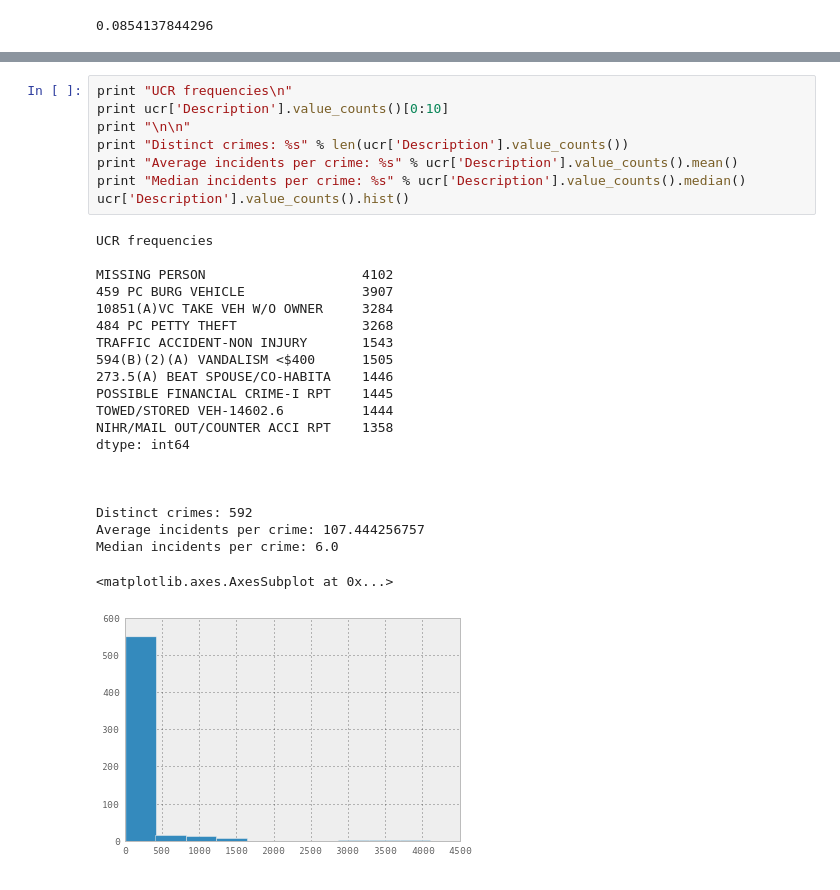
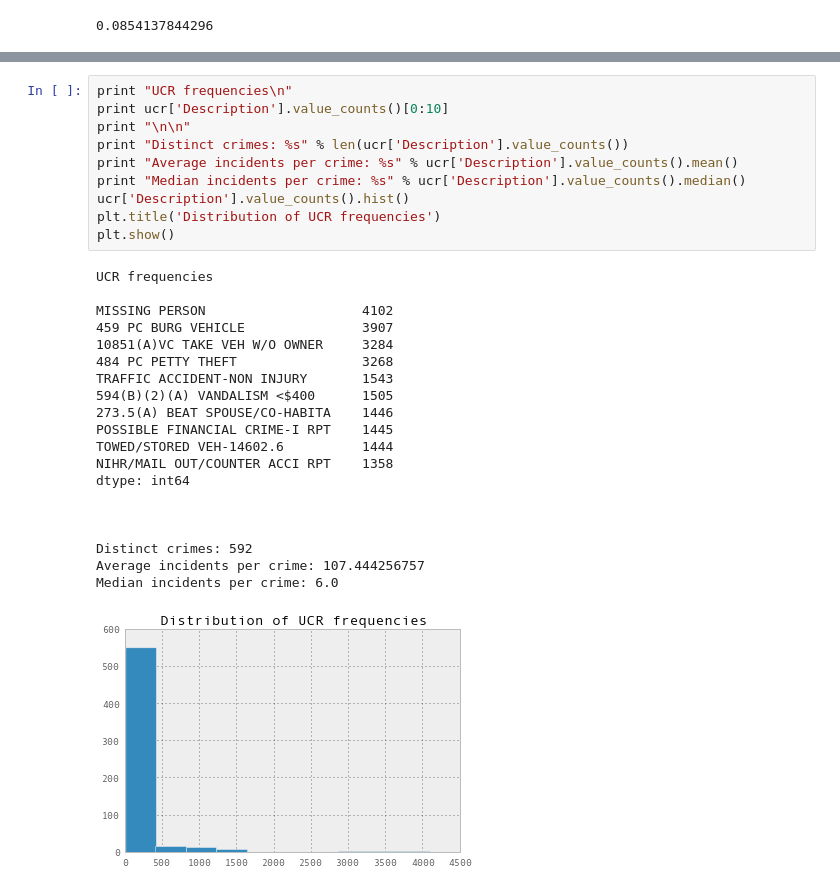
Before and after one commit to dankeemahill/dailyactivity, a Jupyter notebook: analysis.ipynb, the cells around one changed output, grey strips where cells are left out. Drawn from its saved outputs; the diff is of its cells as text.

```diff
--- a/analysis.ipynb
+++ b/analysis.ipynb
@@ -52,30 +53,31 @@ Median incidents per crime: 2.0
 # %%
 print "UCR frequencies\n"
 print ucr['Description'].value_counts()[0:10]
 print "\n\n"
 print "Distinct crimes: %s" % len(ucr['Description'].value_counts())
 print "Average incidents per crime: %s" % ucr['Description'].value_counts().mean()
 print "Median incidents per crime: %s" % ucr['Description'].value_counts().median()
 ucr['Description'].value_counts().hist()
+plt.title('Distribution of UCR frequencies')
+plt.show()
 # %% [output]
 UCR frequencies
 
 MISSING PERSON                    4102
 459 PC BURG VEHICLE               3907
 10851(A)VC TAKE VEH W/O OWNER     3284
 484 PC PETTY THEFT                3268
 TRAFFIC ACCIDENT-NON INJURY       1543
 594(B)(2)(A) VANDALISM <$400      1505
 273.5(A) BEAT SPOUSE/CO-HABITA    1446
 POSSIBLE FINANCIAL CRIME-I RPT    1445
 TOWED/STORED VEH-14602.6          1444
 NIHR/MAIL OUT/COUNTER ACCI RPT    1358
 dtype: int64
 
 
 
 Distinct crimes: 592
 Average incidents per crime: 107.444256757
 Median incidents per crime: 6.0
-<matplotlib.axes.AxesSubplot at 0x...>
-[figure, old version]
+[figure, new version]
```
Also changed, not shown: parts of 2 cells of this notebook.
